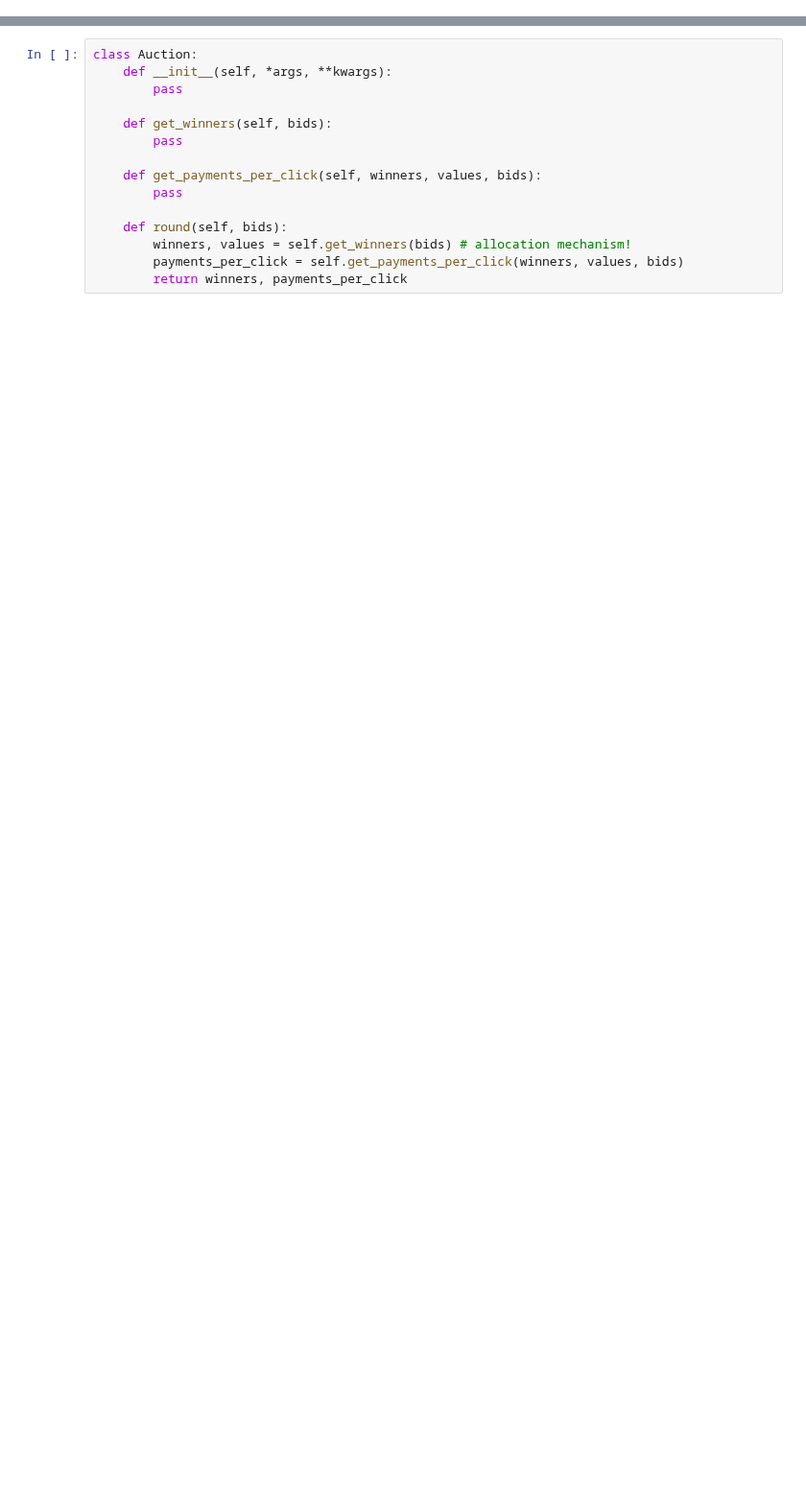
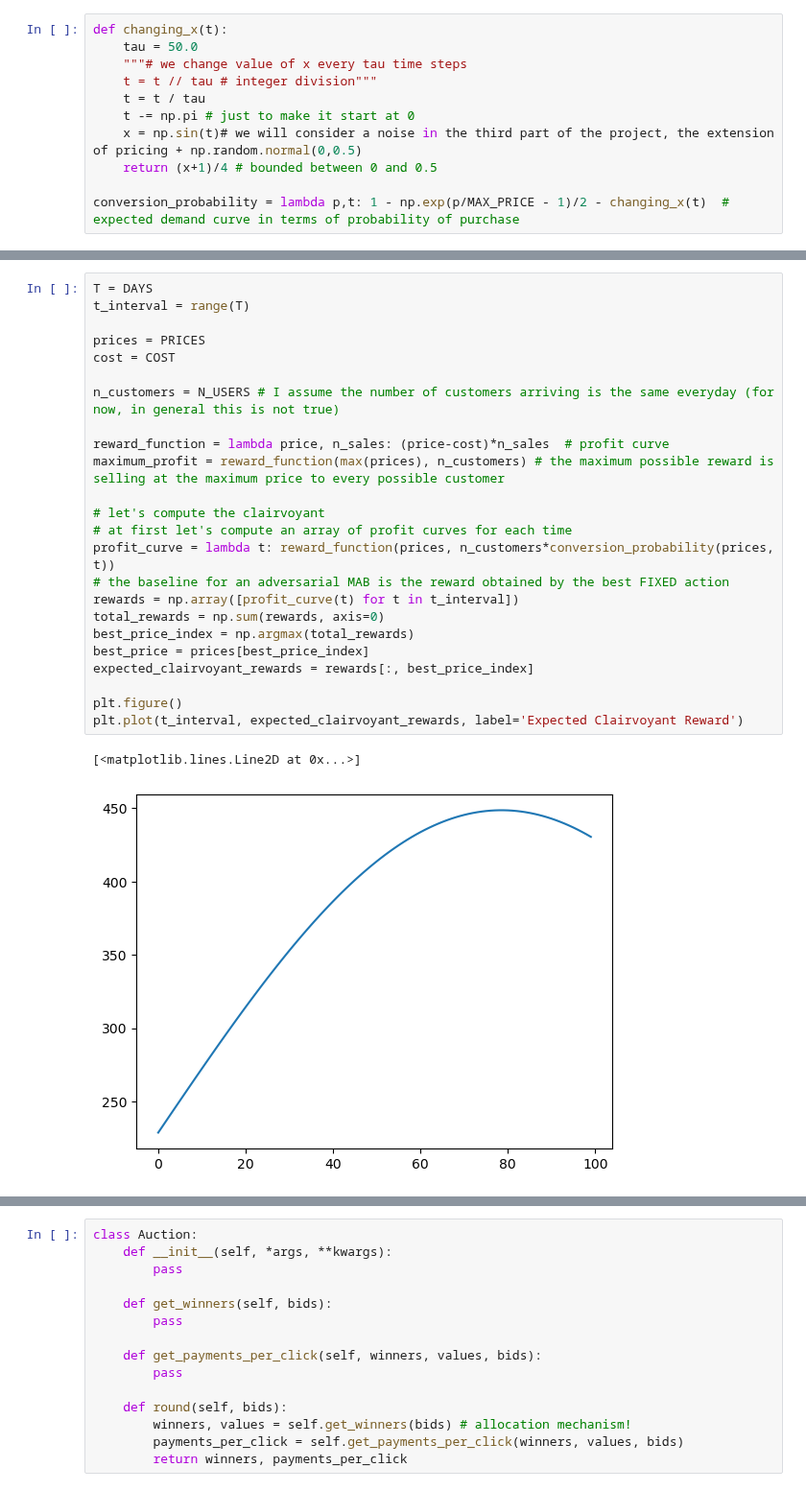
Before and after one commit to giulio8/OLA_project, a Jupyter notebook: Adversarial Environment.ipynb, the cells around one changed output, grey strips where cells are left out. Shown at 96% size. Saved outputs shown, nothing was run; the diff lists cells and outputs as text; blank space fills up the shorter version.

```diff
--- a/Adversarial Environment.ipynb
+++ b/Adversarial Environment.ipynb
@@ -0,0 +10,11 @@
+# %%
+def changing_x(t):
+    tau = 50.0
+    """# we change value of x every tau time steps
+    t = t // tau # integer division"""
+    t = t / tau
+    t -= np.pi # just to make it start at 0
+    x = np.sin(t)# we will consider a noise in the third part of the project, the extension of pricing + np.random.normal(0,0.5)
+    return (x+1)/4 # bounded between 0 and 0.5
+
+conversion_probability = lambda p,t: 1 - np.exp(p/MAX_PRICE - 1)/2 - changing_x(t)  # expected demand curve in terms of probability of purchase
@@ -0,0 +55,27 @@
+# %%
+T = DAYS
+t_interval = range(T)
+
+prices = PRICES
+cost = COST
+
+n_customers = N_USERS # I assume the number of customers arriving is the same everyday (for now, in general this is not true)
+
+reward_function = lambda price, n_sales: (price-cost)*n_sales  # profit curve
+maximum_profit = reward_function(max(prices), n_customers) # the maximum possible reward is selling at the maximum price to every possible customer
+
+# let's compute the clairvoyant
+# at first let's compute an array of profit curves for each time
+profit_curve = lambda t: reward_function(prices, n_customers*conversion_probability(prices, t))
+# the baseline for an adversarial MAB is the reward obtained by the best FIXED action
+rewards = np.array([profit_curve(t) for t in t_interval])
+total_rewards = np.sum(rewards, axis=0)
+best_price_index = np.argmax(total_rewards)
+best_price = prices[best_price_index]
+expected_clairvoyant_rewards = rewards[:, best_price_index]
+
+plt.figure()
+plt.plot(t_interval, expected_clairvoyant_rewards, label='Expected Clairvoyant Reward')
+# %% [output]
+[<matplotlib.lines.Line2D at 0x...>]
+[figure, added]
```
Also changed, not shown: parts of 44 cells of this notebook, 3 other files.
